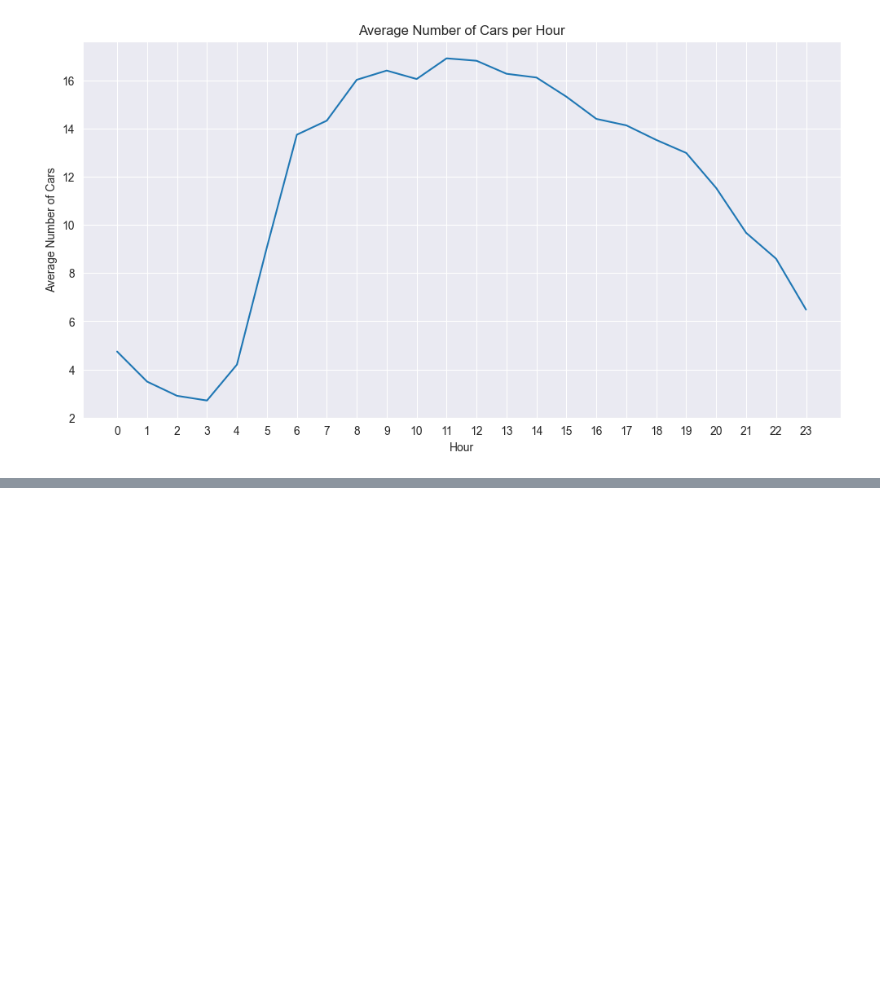
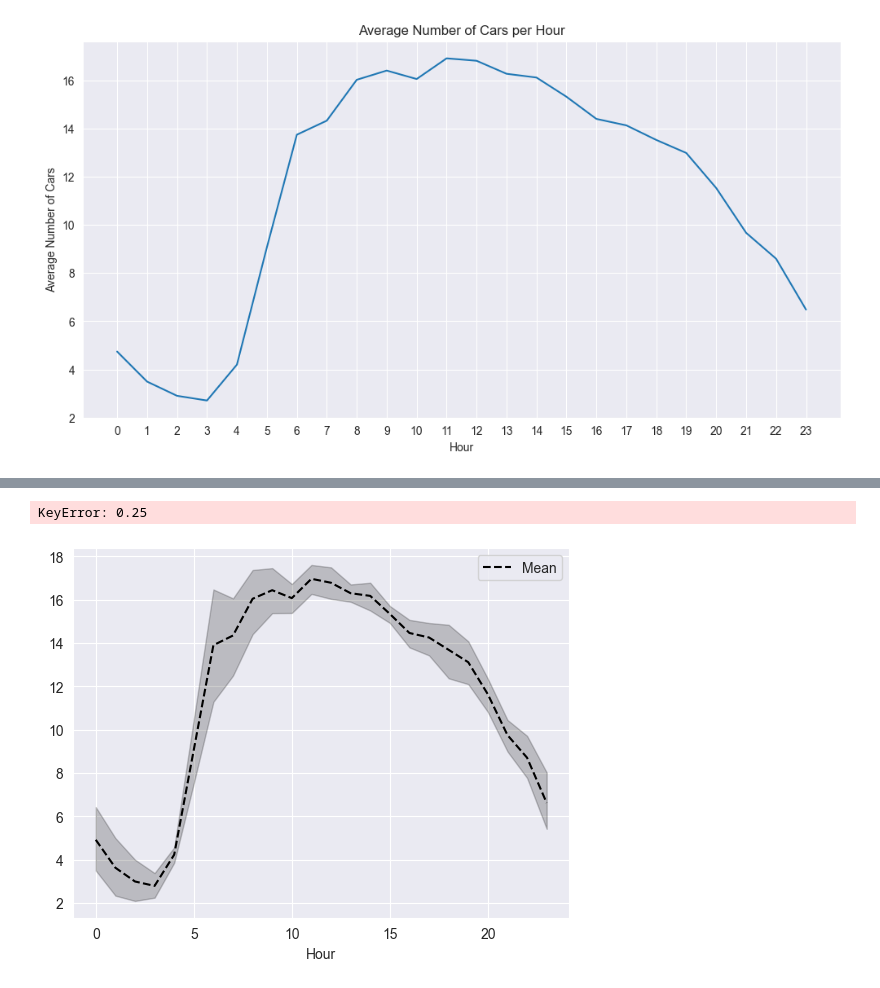
Before and after one commit to pavleglusac/SIAP-NM, a Jupyter notebook: eda.ipynb, the cells around one changed output, grey strips where cells are left out. Saved outputs shown, nothing was run; the diff lists cells and outputs as text; code cells hidden in the pictures; blank space fills up the shorter version.

```diff
--- a/eda.ipynb
+++ b/eda.ipynb
@@ -91,0 +98,5 @@ plt.show()
+# %%
+grouped = df.groupby(['DayOfWeek', 'Hour'])['Detections']
+mean = grouped.mean()
+median = grouped.median()
+quartiles = grouped.quantile([.25, .75])
@@ -91,0 +114,6 @@ plt.show()
+# %%
+sns.lineplot(x=mean.index.get_level_values(1), y=mean.values, color='black', linestyle='--', label='Mean')
+plt.fill_between(range(24), quartiles.loc[pd.IndexSlice[:, .25]], quartiles.loc[pd.IndexSlice[:, .75]], color='grey', alpha=0.3)
+# %% [output]
+KeyError: 0.25
+[figure, added]
```
Also changed, not shown: parts of 5 cells of this notebook.
